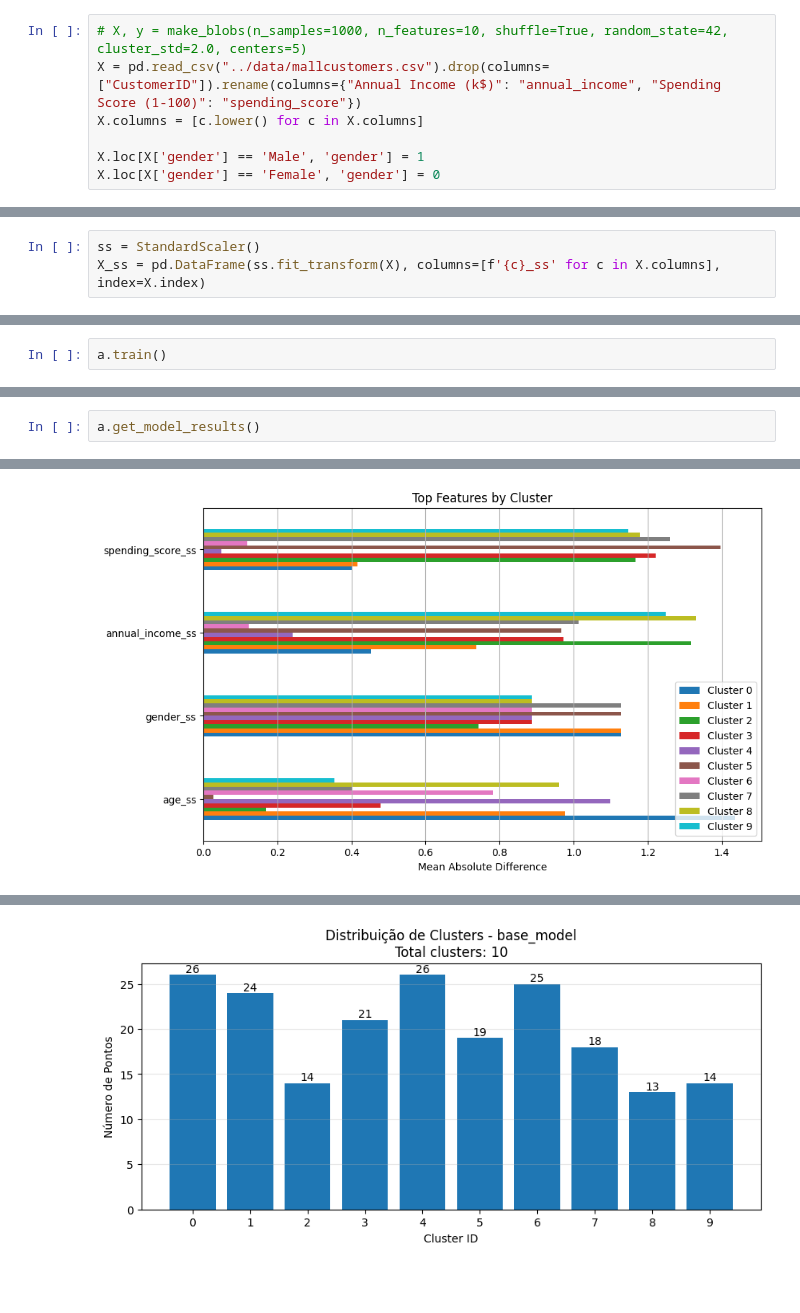
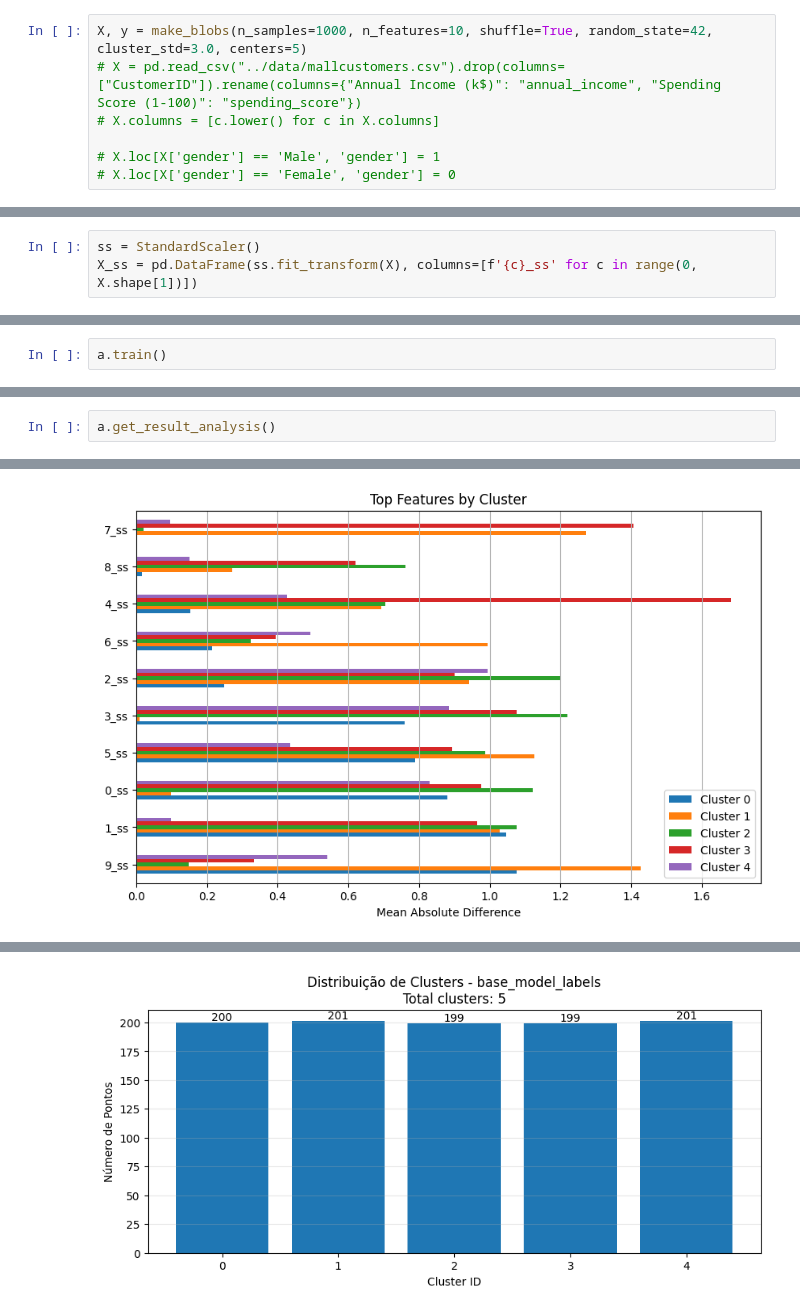
Before and after one commit to juniorcl/data-science-toolkit, a Jupyter notebook: notebooks/automl_kmeans.ipynb, the cells around one changed output, grey strips where cells are left out. Drawn from its saved outputs; the diff is of its cells as text; blank space fills up the shorter version.

```diff
--- a/notebooks/automl_kmeans.ipynb
+++ b/notebooks/automl_kmeans.ipynb
@@ -20,7 +7,7 @@ from scipy.spatial.distance import cdist
 # %%
-# X, y = make_blobs(n_samples=1000, n_features=10, shuffle=True, random_state=42, cluster_std=2.0, centers=5)
-X = pd.read_csv("../data/mallcustomers.csv").drop(columns=["CustomerID"]).rename(columns={"Annual Income (k$)": "annual_income", "Spending Score (1-100)": "spending_score"})
-X.columns = [c.lower() for c in X.columns]
+X, y = make_blobs(n_samples=1000, n_features=10, shuffle=True, random_state=42, cluster_std=3.0, centers=5)
+# X = pd.read_csv("../data/mallcustomers.csv").drop(columns=["CustomerID"]).rename(columns={"Annual Income (k$)": "annual_income", "Spending Score (1-100)": "spending_score"})
+# X.columns = [c.lower() for c in X.columns]
 
-X.loc[X['gender'] == 'Male', 'gender'] = 1
-X.loc[X['gender'] == 'Female', 'gender'] = 0
+# X.loc[X['gender'] == 'Male', 'gender'] = 1
+# X.loc[X['gender'] == 'Female', 'gender'] = 0
@@ -31,3 +14,3 @@ X.shape
 # %%
 ss = StandardScaler()
-X_ss = pd.DataFrame(ss.fit_transform(X), columns=[f'{c}_ss' for c in X.columns], index=X.index)
+X_ss = pd.DataFrame(ss.fit_transform(X), columns=[f'{c}_ss' for c in range(0, X.shape[1])])
@@ -366,4 +32,4 @@ a.get_metrics()
 # %%
-a.get_model_results()
+a.get_result_analysis()
 # %% [output]
 Base KMeans Model
@@ -377 +44 @@ Name: Base KMeans Model, dtype: float64
-[figure, old version]
+[figure, new version]
@@ -379 +46 @@ Name: Base KMeans Model, dtype: float64
-[figure, old version]
+[figure, new version]
```
Also changed, not shown: parts of 7 cells of this notebook, 11 other files.
